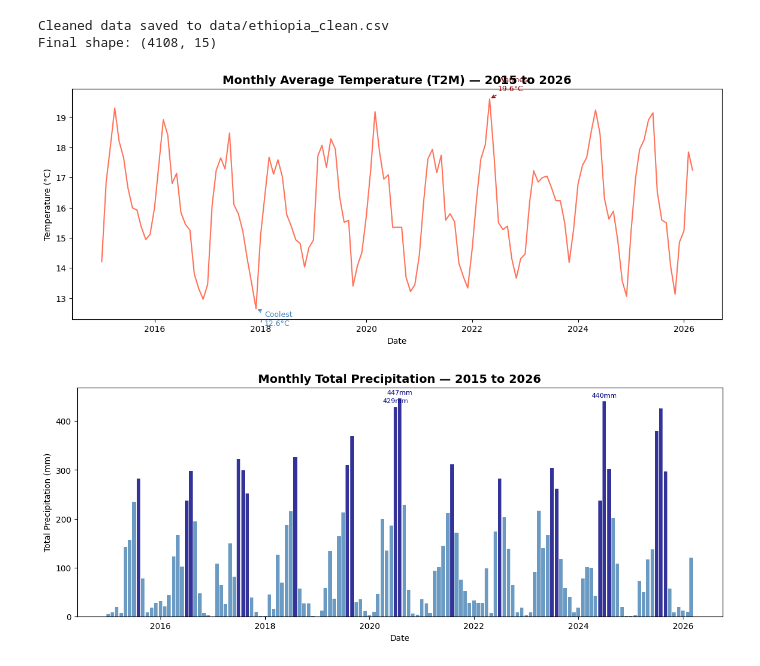
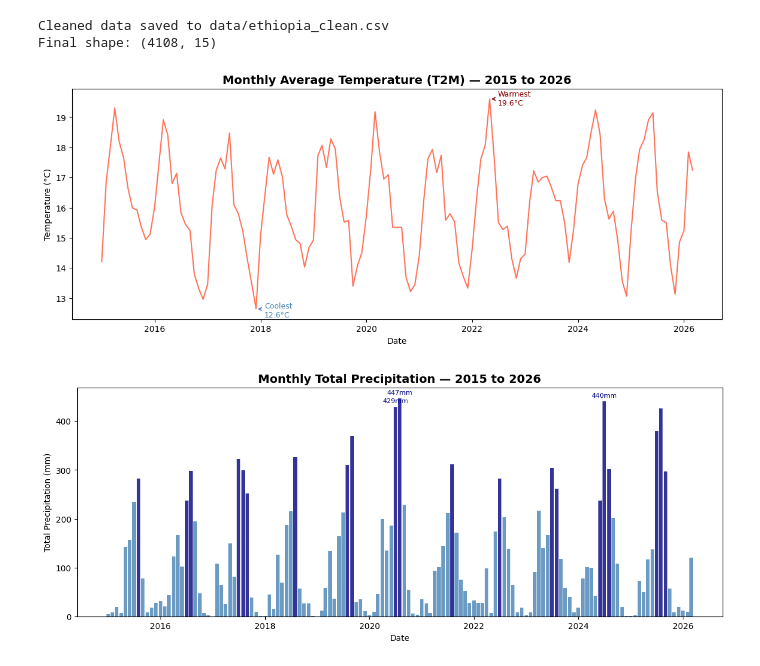
Before and after one commit to hawigirmachew27/climate-challenge-week0, a Jupyter notebook: notebooks/ethiopia_eda.ipynb, the cells around one changed output. Cells and saved outputs as stored; diff of their text form; code cells hidden in the pictures.

Commit message:
corrected line graph annotations

```diff
--- a/notebooks/ethiopia_eda.ipynb
+++ b/notebooks/ethiopia_eda.ipynb
@@ -142,34 +143,34 @@ Final shape: (4108, 15)
 # %%
 # Monthly average T2M
 monthly_temp = df.groupby(['YEAR', 'Month'])['T2M'].mean().reset_index()
 monthly_temp['Date'] = pd.to_datetime(monthly_temp[['YEAR', 'Month']].assign(Day=1))
 monthly_temp = monthly_temp.sort_values('Date')
 
 fig, ax = plt.subplots(figsize=(14, 5))
 ax.plot(monthly_temp['Date'], monthly_temp['T2M'], color='tomato', linewidth=1.5, alpha=0.9)
 
 # Annotate warmest and coolest months
 warmest = monthly_temp.loc[monthly_temp['T2M'].idxmax()]
 coolest = monthly_temp.loc[monthly_temp['T2M'].idxmin()]
 
 ax.annotate(f"Warmest\n{warmest['T2M']:.1f}°C",
             xy=(warmest['Date'], warmest['T2M']),
-            xytext=(10, 10), textcoords='offset points',
+            xytext=(10, -7), textcoords='offset points',
             arrowprops=dict(arrowstyle='->', color='darkred'),
             color='darkred', fontsize=9)
 
 ax.annotate(f"Coolest\n{coolest['T2M']:.1f}°C",
             xy=(coolest['Date'], coolest['T2M']),
-            xytext=(10, -20), textcoords='offset points',
+            xytext=(10, -10), textcoords='offset points',
             arrowprops=dict(arrowstyle='->', color='steelblue'),
             color='steelblue', fontsize=9)
 
 ax.set_title('Monthly Average Temperature (T2M) — 2015 to 2026', fontsize=14, fontweight='bold')
 ax.set_xlabel('Date')
 ax.set_ylabel('Temperature (°C)')
 plt.show()
 # %% [output]
-[figure, old version]
+[figure, new version]
 # %%
 # Monthly total precipitation bar chart
 monthly_rain = df.groupby(['YEAR', 'Month'])['PRECTOTCORR'].sum().reset_index()
```
Also changed, not shown: parts of 1 cell of this notebook, 2 other files.
